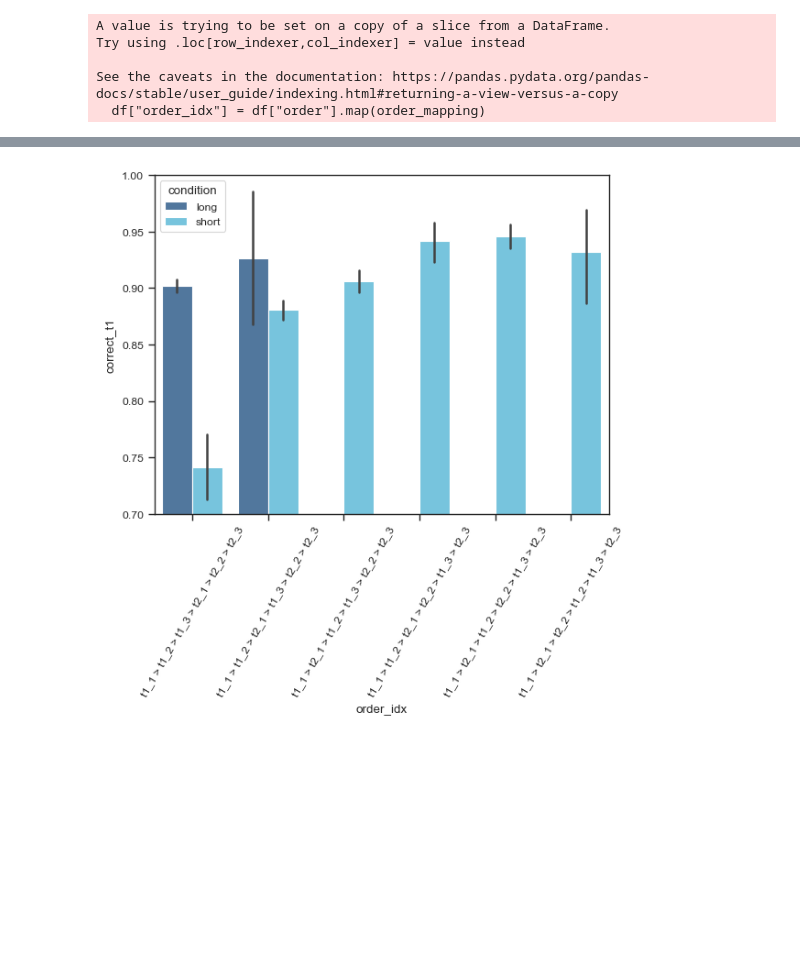
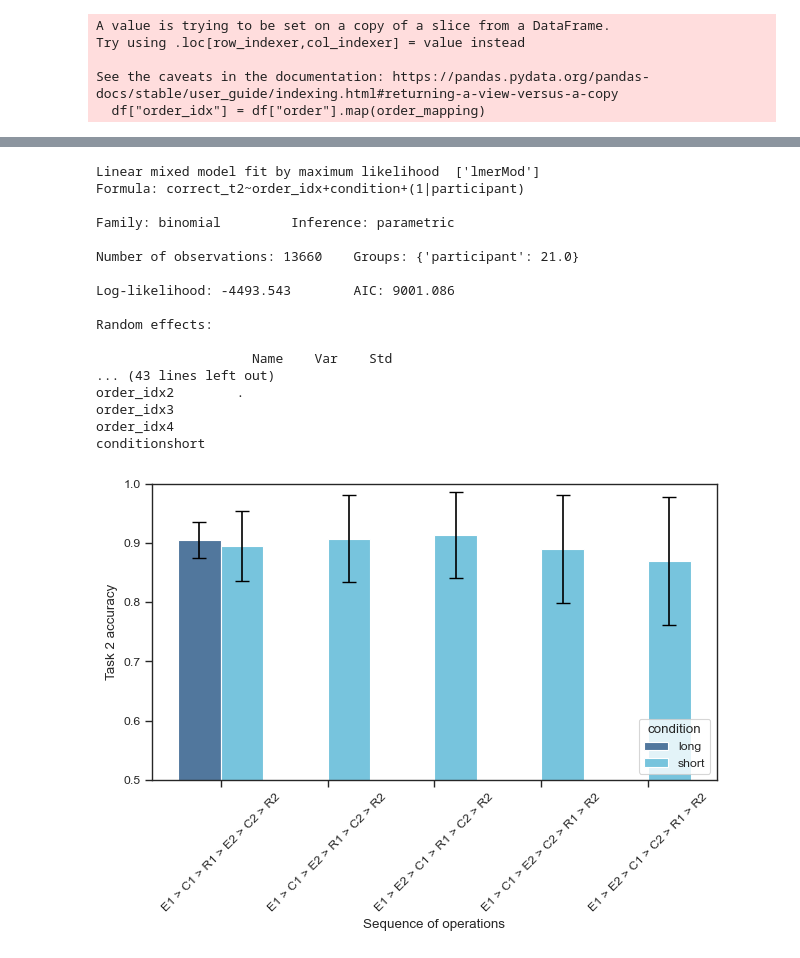
Before and after one commit to rickdott/prp, a Jupyter notebook: s4/5_analysis_combined.ipynb, the cells around one changed output, grey strips where cells are left out. Drawn from its saved outputs; the diff is of its cells as text; code cells hidden in the pictures; blank space fills up the shorter version.

```diff
--- a/s4/5_analysis_combined.ipynb
+++ b/s4/5_analysis_combined.ipynb
@@ -138,13 +213,77 @@ plt.show()
+# %%
+def performance_order_regression(df, task: str = "t1"):
+    correct_col = f"correct_{task}"
+    df = df.copy()
+    df = df[["participant", "order_idx", correct_col, "condition"]]
+    df = df.dropna()
+    df["participant"] = df["participant"].astype("category")
+    df["order_idx"] = df["order_idx"].astype(str).astype("category")
+    df["condition"] = df["condition"].astype("category")
+
+    formula = f"{correct_col} ~ order_idx + condition + (1|participant)"
+    model = Lmer(formula, data=df, family="binomial")
+
+    model.fit(verbose=False)
+
+    print(model.summary())
+    return model
+model_perf = performance_order_regression(df_no_val, task="t2")
+# %% [output]
+Linear mixed model fit by maximum likelihood  ['lmerMod']
+Formula: correct_t2~order_idx+condition+(1|participant)
+
+Family: binomial         Inference: parametric
+
+Number of observations: 13660    Groups: {'participant': 21.0}
+
+Log-likelihood: -4493.543        AIC: 9001.086
+
+Random effects:
+
+                    Name    Var    Std
+... (43 lines left out)
+order_idx2        .
+order_idx3
+order_idx4
+conditionshort
+# %%
+from scipy.special import expit
+
+coefs = model_perf.coefs
+
+# Base intercept (reference condition)
+intercept = coefs.loc["(Intercept)", "Estimate"]
+intercept_low = coefs.loc["(Intercept)", "2.5_ci"]
+intercept_high = coefs.loc["(Intercept)", "97.5_ci"]
+intercept_short = intercept + coefs.loc["conditionshort", "Estimate"]
+intercept_short_low = intercept_low + coefs.loc["conditionshort", "2.5_ci"]
+intercept_short_high = intercept_high + coefs.loc["conditionshort", "97.5_ci"]
+
+probs = []
+
+probs.append({"condition": "long", "order_idx": 0, "proba": expit(intercept), "err": (expit(intercept_high) - expit(intercept_low)) / 2})
+probs.append({"condition": "short", "order_idx": 0, "proba": expit(intercept_short), "err": (expit(intercept_short_high) - expit(intercept_short_low)) / 2})
+
+for _, row in coefs.iterrows():
+    if row.name.startswith("order_idx"):
+        order_idx = int(row.name.split("x")[-1])
+        proba = expit(intercept_short + row["Estimate"])
+        err = (expit(intercept_short_high + row["97.5_ci"]) - expit(intercept_short_low + row["2.5_ci"])) / 2
+        probs.append({"condition": "short", "order_idx": order_idx, "proba": proba, "err": err})
+probs = pd.DataFrame(probs)
 # %%
 # Correct
-from statannotations.Annotator import Annotator
-from itertools import combinations
 set_seaborn_style()
-ax = sns.barplot(data=df, x="order_idx", y="correct_t1", hue="condition")
-xticks = [' > '.join([labels[i] for i in order]) for order in orders]
-plt.xticks(range(len(orders)), xticks, rotation=60)
-plt.ylim(0.7, 1)
-
+ax = sns.barplot(data=probs, x="order_idx", y="proba", hue="condition", errorbar=None)
+for i, row in probs.iterrows():
+    ax.errorbar(row["order_idx"] + 0.2 if row["condition"] == "short" else row["order_idx"] - 0.2,
+                row["proba"], yerr=row["err"], fmt='none', capsize=5, color='black')
+xticks = [' > '.join([legible_labels[i] for i in order]) for order in orders]
+plt.xticks(range(len(orders)), xticks, rotation=45)
+plt.ylim(0.5, 1)
+plt.xlabel("Sequence of operations")
+plt.ylabel("Task 2 accuracy")
+plt.tight_layout()
 plt.show()
 # %% [output]
-[figure, old version]
+[figure, new version]
```
Also changed, not shown: parts of 68 cells of this notebook, 5 other files.
